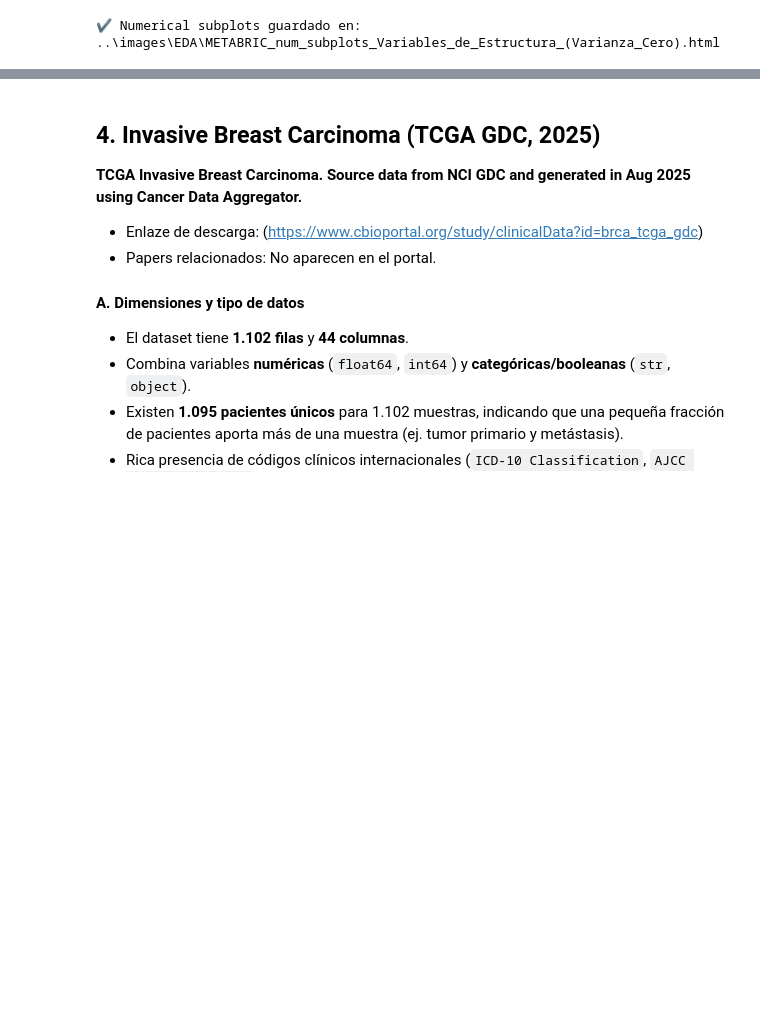
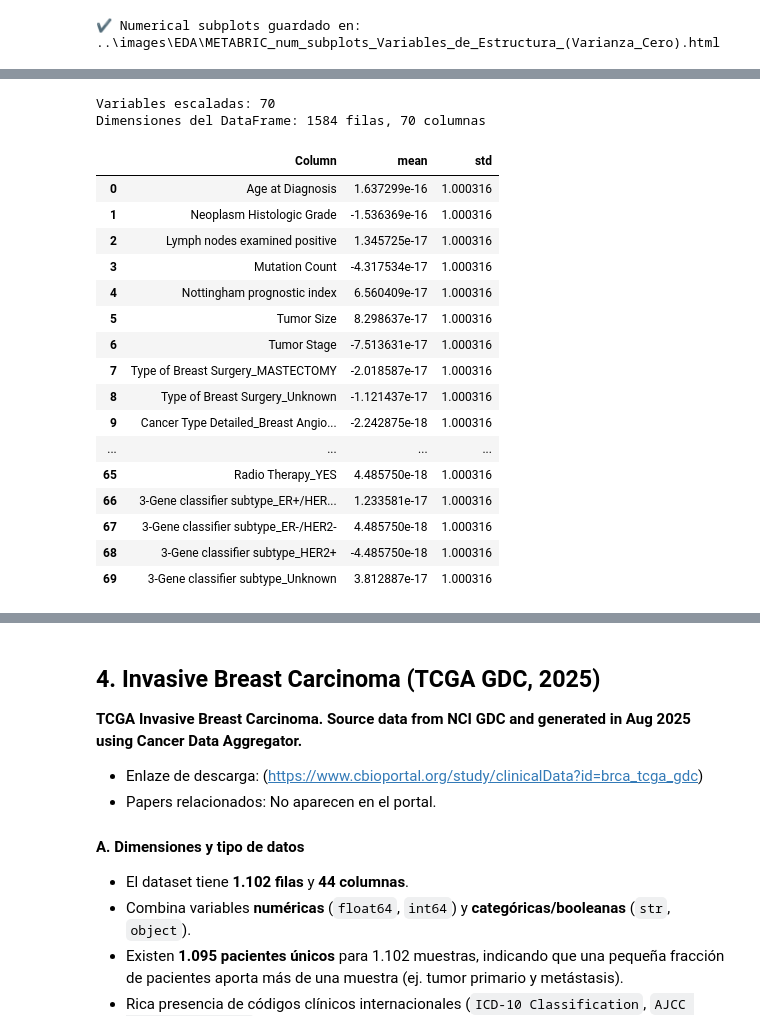
Before and after one commit to JulioUQ/TFM---Analisis-de-supervivencia-del-cancer, a Jupyter notebook: Modulo 3 - Diseño e implementacion del trabajo/code/EDA.ipynb, the cells around one changed output, grey strips where cells are left out. Cells and saved outputs as stored; diff of their text form; code cells hidden in the pictures; blank space fills up the shorter version.

```diff
--- a/Modulo 3 - Diseño e implementacion del trabajo/code/EDA.ipynb
+++ b/Modulo 3 - Diseño e implementacion del trabajo/code/EDA.ipynb
@@ -470,0 +564,6 @@ Se van a graficar 12 variables numéricas.
+# %%
+NUM_COLS = X_train.select_dtypes(include='number').columns.tolist()
+CAT_COLS = X_train.select_dtypes(include=['object', 'category']).columns.tolist()
+
+print(f"Variables numéricas  ({len(NUM_COLS)}): {NUM_COLS}")
+print(f"\nVariables categóricas ({len(CAT_COLS)}): {CAT_COLS}")
@@ -470,0 +620,26 @@ Se van a graficar 12 variables numéricas.
+# %%
+encoder = OneHotEncoder(
+    drop           = 'first',
+    sparse_output  = False,
+    handle_unknown = 'ignore',
+    dtype          = float
+)
+
+# Ajustar y transformar
+ohe_train = encoder.fit_transform(X_train[CAT_COLS])
+ohe_test  = encoder.transform(X_test[CAT_COLS])
+
+# Nombres de las nuevas columnas
+ohe_feature_names = encoder.get_feature_names_out(CAT_COLS).tolist()
+
+# Construir DataFrames con las columnas OHE
+ohe_train_df = pd.DataFrame(ohe_train, columns=ohe_feature_names, index=X_train.index)
+ohe_test_df  = pd.DataFrame(ohe_test,  columns=ohe_feature_names, index=X_test.index) # type: ignore
+
+# Reemplazar columnas categóricas originales por las OHE
+X_train = pd.concat([X_train.drop(columns=CAT_COLS), ohe_train_df], axis=1)
+X_test  = pd.concat([X_test.drop(columns=CAT_COLS),  ohe_test_df],  axis=1)
+
+print(f"Shape X_train tras OHE: {X_train.shape}")
+print(f"Shape X_test  tras OHE: {X_test.shape}")
+print(f"Total covariables finales: {X_train.shape[1]}")
@@ -470,0 +660,31 @@ Se van a graficar 12 variables numéricas.
+# %%
+# Columnas numéricas que aún están presentes tras la OHE
+NUM_COLS_FINAL = X_train.select_dtypes(include='number').columns.tolist()
+
+scaler = StandardScaler()
+
+X_train[NUM_COLS_FINAL] = scaler.fit_transform(X_train[NUM_COLS_FINAL])
+X_test[NUM_COLS_FINAL]  = scaler.transform(X_test[NUM_COLS_FINAL])
+# %%
+print(f"Variables escaladas: {len(NUM_COLS_FINAL)}")
+eda.describe_df(X_train[NUM_COLS_FINAL])[['Column', 'mean', 'std']]
+# %% [output]
+Variables escaladas: 70
+Dimensiones del DataFrame: 1584 filas, 70 columnas
+|  | Column | mean | std |
+| 0 | Age at Diagnosis | 1.637299e-16 | 1.000316 |
+| 1 | Neoplasm Histologic Grade | -1.536369e-16 | 1.000316 |
+| 2 | Lymph nodes examined positive | 1.345725e-17 | 1.000316 |
+| 3 | Mutation Count | -4.317534e-17 | 1.000316 |
+| 4 | Nottingham prognostic index | 6.560409e-17 | 1.000316 |
+| 5 | Tumor Size | 8.298637e-17 | 1.000316 |
+| 6 | Tumor Stage | -7.513631e-17 | 1.000316 |
+| 7 | Type of Breast Surgery_MASTECTOMY | -2.018587e-17 | 1.000316 |
+| 8 | Type of Breast Surgery_Unknown | -1.121437e-17 | 1.000316 |
+| 9 | Cancer Type Detailed_Breast Angio... | -2.242875e-18 | 1.000316 |
+| ... | ... | ... | ... |
+| 65 | Radio Therapy_YES | 4.485750e-18 | 1.000316 |
+| 66 | 3-Gene classifier subtype_ER+/HER... | 1.233581e-17 | 1.000316 |
+| 67 | 3-Gene classifier subtype_ER-/HER2- | 4.485750e-18 | 1.000316 |
+| 68 | 3-Gene classifier subtype_HER2+ | -4.485750e-18 | 1.000316 |
+| 69 | 3-Gene classifier subtype_Unknown | 3.812887e-17 | 1.000316 |
```
Also changed, not shown: parts of 50 cells of this notebook, 26 other files.
